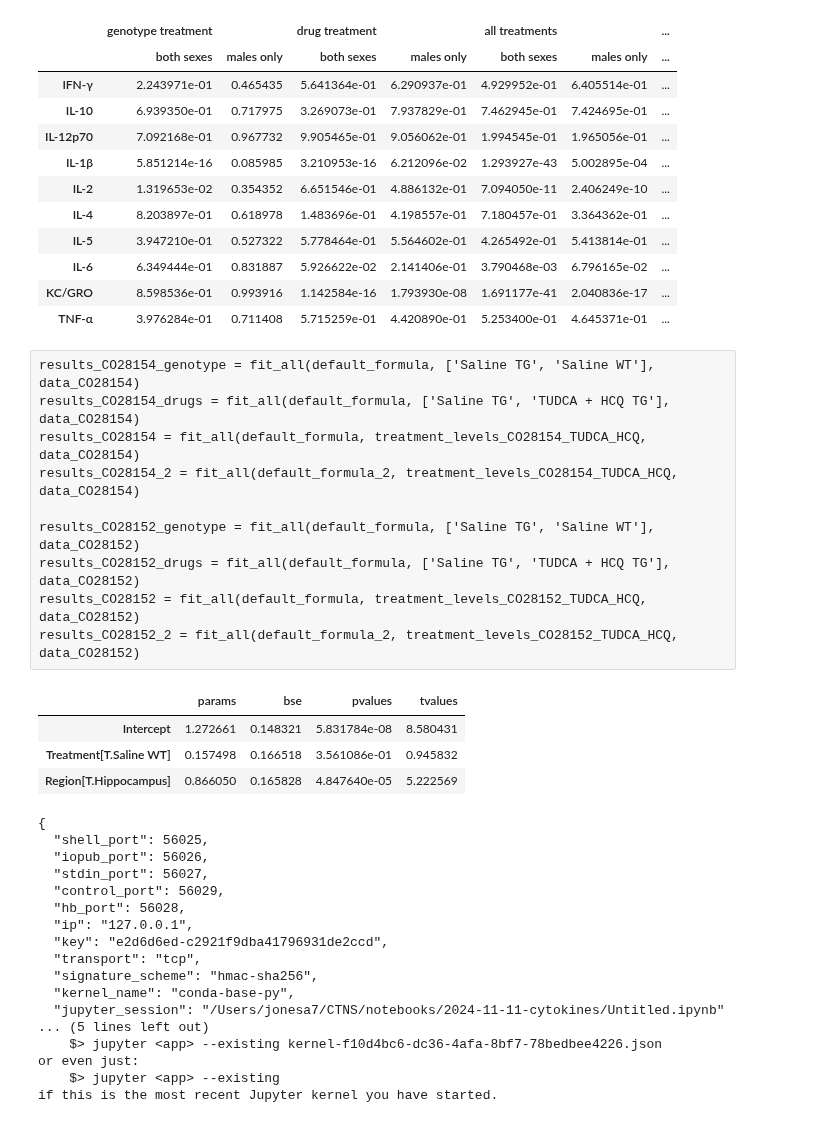
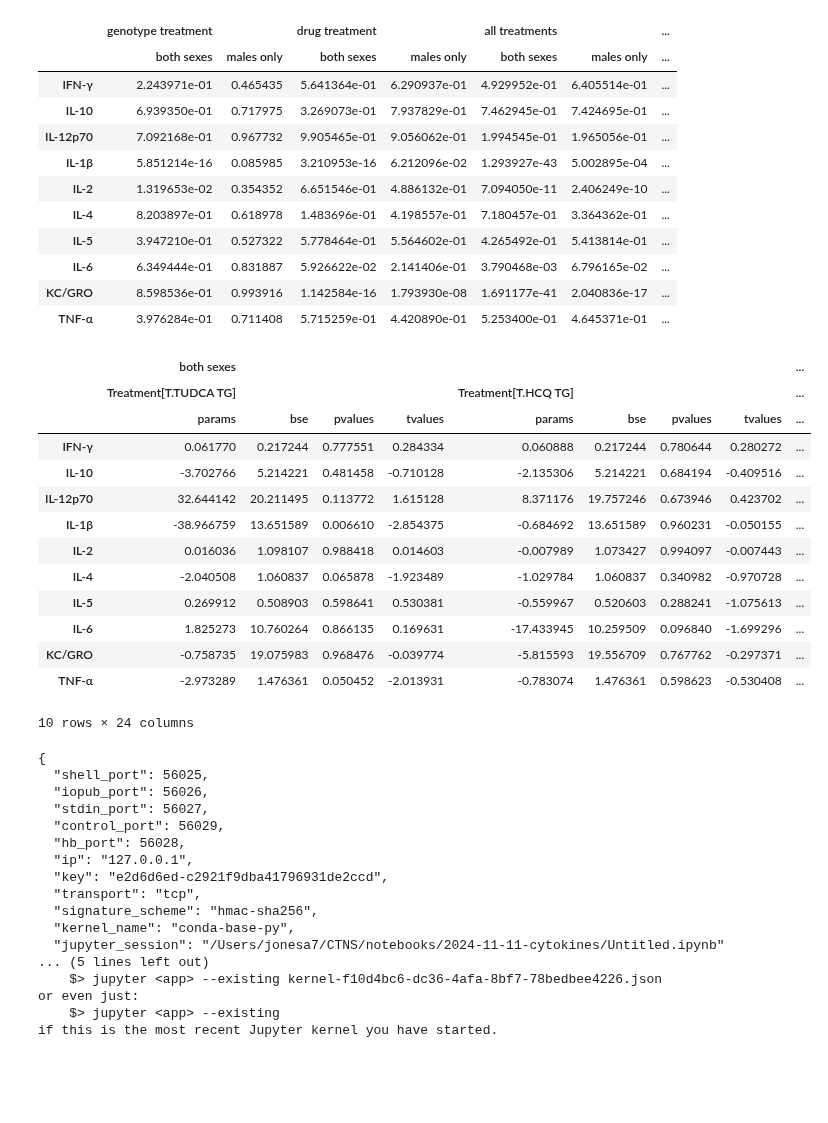
Before and after one commit to attilagk/CTNS-notebook, a Jupyter notebook: 2024-11-11-cytokines/2024-11-11-cytokines.ipynb, the cells around one changed output. Saved outputs shown, nothing was run; the diff lists cells and outputs as text; code cells hidden in the pictures; blank space fills up the shorter version.

Commit message:
extracted estimates

```diff
--- a/2024-11-11-cytokines/2024-11-11-cytokines.ipynb
+++ b/2024-11-11-cytokines/2024-11-11-cytokines.ipynb
@@ -219,24 +208,46 @@ results_CO28152.map(lambda r: jarque_bera(r.resid)[1])
 | IL-6 | 6.349444e-01 | 0.831887 | 5.926622e-02 | 2.141406e-01 | 3.790468e-03 | 6.796165e-02 | ... |
 | KC/GRO | 8.598536e-01 | 0.993916 | 1.142584e-16 | 1.793930e-08 | 1.691177e-41 | 2.040836e-17 | ... |
 | TNF-α | 3.976284e-01 | 0.711408 | 5.715259e-01 | 4.420890e-01 | 5.253400e-01 | 4.645371e-01 | ... |
-# %% [raw]
-results_CO28154_genotype = fit_all(default_formula, ['Saline TG', 'Saline WT'], data_CO28154)
-results_CO28154_drugs = fit_all(default_formula, ['Saline TG', 'TUDCA + HCQ TG'], data_CO28154)
-results_CO28154 = fit_all(default_formula, treatment_levels_CO28154_TUDCA_HCQ, data_CO28154)
-results_CO28154_2 = fit_all(default_formula_2, treatment_levels_CO28154_TUDCA_HCQ, data_CO28154)
-
-results_CO28152_genotype = fit_all(default_formula, ['Saline TG', 'Saline WT'], data_CO28152)
-results_CO28152_drugs = fit_all(default_formula, ['Saline TG', 'TUDCA + HCQ TG'], data_CO28152)
-results_CO28152 = fit_all(default_formula, treatment_levels_CO28152_TUDCA_HCQ, data_CO28152)
-results_CO28152_2 = fit_all(default_formula_2, treatment_levels_CO28152_TUDCA_HCQ, data_CO28152)
-# %%
-r = results_CO28154.iloc[0, 0]
-pd.concat([getattr(r, a).to_frame(a) for a in ['params', 'bse', 'pvalues', 'tvalues']], axis=1)
-# %% [output]
-|  | params | bse | pvalues | tvalues |
-| Intercept | 1.272661 | 0.148321 | 5.831784e-08 | 8.580431 |
-| Treatment[T.Saline WT] | 0.157498 | 0.166518 | 3.561086e-01 | 0.945832 |
-| Region[T.Hippocampus] | 0.866050 | 0.165828 | 4.847640e-05 | 5.222569 |
+# %%
+def extract_estimates(results=results_CO28154, treatment_type='all treatments'):
+    df = results.xs(treatment_type, level=0, axis=1)
+    cytokines = df.index
+    attributes = ['params', 'bse', 'pvalues', 'tvalues']
+    r = df.iloc[0,0]
+    parameters = [x for x in r.params.index if re.match('^Treatment.*$', x)]
+    l_sexes = ['both sexes', 'males only']
+    def helper_sexes(sexes='both sexes'):
+        s = df[sexes]
+        def helper(parameter='Treatment[T.Saline WT]'):
+            l = [pd.concat([getattr(s.loc[c], a).to_frame(a) for a in attributes], axis=1).loc[parameter, :].to_frame(c).transpose() for c in cytokines]
+            val = pd.concat(l, axis=0)
+            val = pd.DataFrame(val.to_numpy(), index=val.index, columns=pd.MultiIndex.from_product([[parameter], attributes]))
+            return(val)
+        l = [helper(p) for p in parameters]
+        val = pd.concat(l, axis=1)
+        val = pd.concat([val], axis=1, keys=[sexes])
+        return(val)
+    l = [helper_sexes(s) for s in l_sexes]
+    val = pd.concat(l, axis=1)
+    return(val)
+
+estimates_CO28152, estimates_CO28154 = [extract_estimates(r, 'all treatments') for r in [results_CO28152, results_CO28154]]
+estimates_CO28152
+# %% [output]
+|  | both sexes |  |  |  |  |  |  |  | ... |
+|  | Treatment[T.TUDCA TG] |  |  |  | Treatment[T.HCQ TG] |  |  |  | ... |
+|  | params | bse | pvalues | tvalues | params | bse | pvalues | tvalues | ... |
+| IFN-γ | 0.061770 | 0.217244 | 0.777551 | 0.284334 | 0.060888 | 0.217244 | 0.780644 | 0.280272 | ... |
+| IL-10 | -3.702766 | 5.214221 | 0.481458 | -0.710128 | -2.135306 | 5.214221 | 0.684194 | -0.409516 | ... |
+| IL-12p70 | 32.644142 | 20.211495 | 0.113772 | 1.615128 | 8.371176 | 19.757246 | 0.673946 | 0.423702 | ... |
+| IL-1β | -38.966759 | 13.651589 | 0.006610 | -2.854375 | -0.684692 | 13.651589 | 0.960231 | -0.050155 | ... |
+| IL-2 | 0.016036 | 1.098107 | 0.988418 | 0.014603 | -0.007989 | 1.073427 | 0.994097 | -0.007443 | ... |
+| IL-4 | -2.040508 | 1.060837 | 0.065878 | -1.923489 | -1.029784 | 1.060837 | 0.340982 | -0.970728 | ... |
+| IL-5 | 0.269912 | 0.508903 | 0.598641 | 0.530381 | -0.559967 | 0.520603 | 0.288241 | -1.075613 | ... |
+| IL-6 | 1.825273 | 10.760264 | 0.866135 | 0.169631 | -17.433945 | 10.259509 | 0.096840 | -1.699296 | ... |
+| KC/GRO | -0.758735 | 19.075983 | 0.968476 | -0.039774 | -5.815593 | 19.556709 | 0.767762 | -0.297371 | ... |
+| TNF-α | -2.973289 | 1.476361 | 0.050452 | -2.013931 | -0.783074 | 1.476361 | 0.598623 | -0.530408 | ... |
+10 rows × 24 columns
 # %%
 %connect_info
 # %% [output]
```
Also changed, not shown: parts of 3 cells of this notebook.
